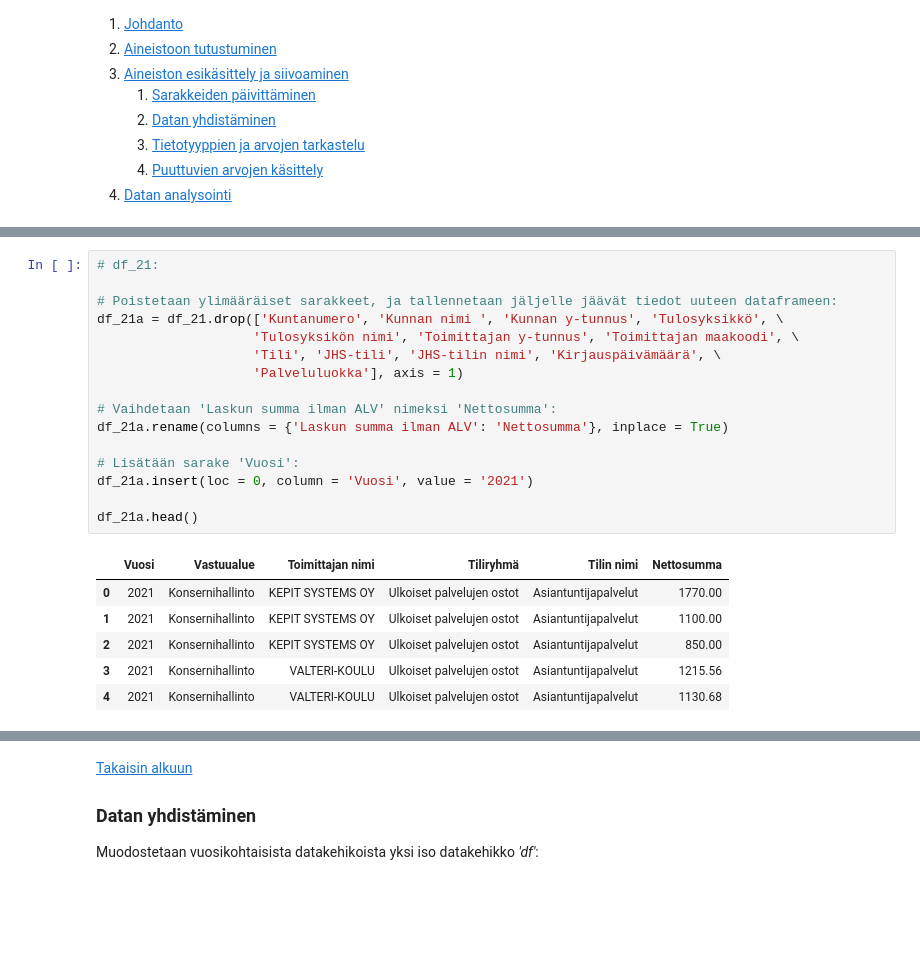
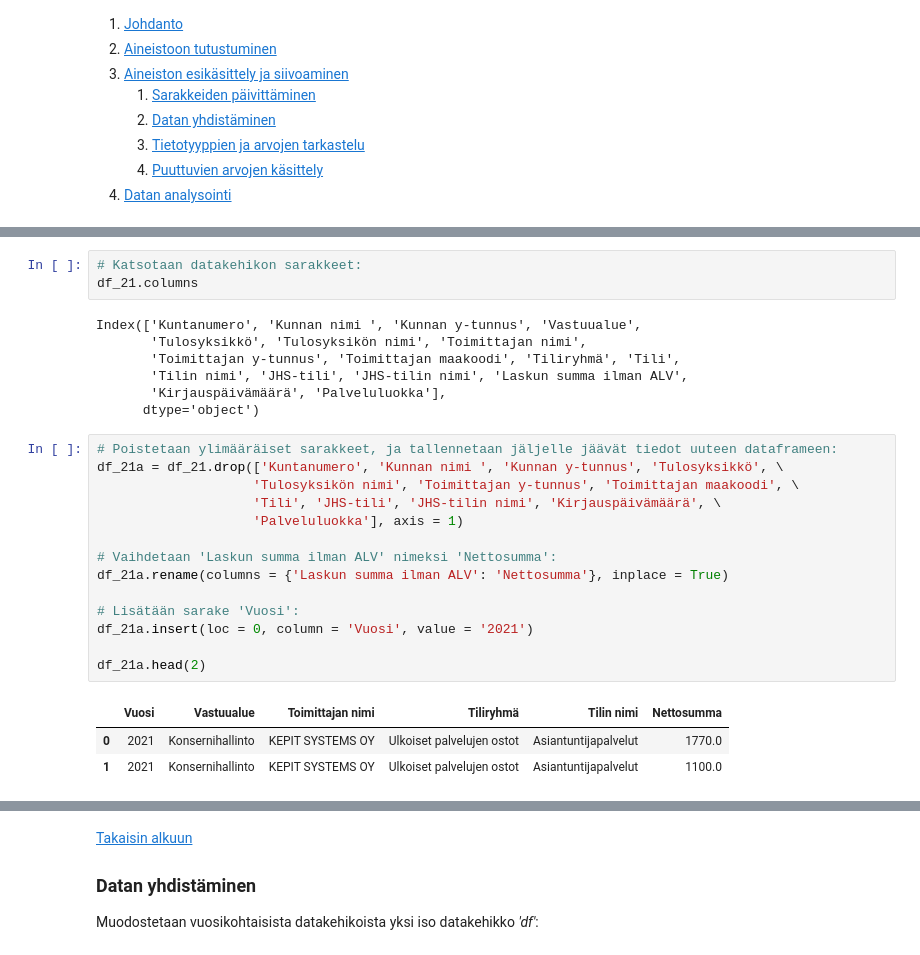
Before and after one commit to SallaLipasti/jkl-ostolaskut, a Jupyter notebook: ostolaskut.ipynb, the cells around one changed output, grey strips where cells are left out. Drawn from its saved outputs; the diff is of its cells as text; blank space fills up the shorter version.

```diff
--- a/ostolaskut.ipynb
+++ b/ostolaskut.ipynb
@@ -145,23 +268,28 @@ print("2012: ", list(df_12.columns))
+# %%
+# Katsotaan datakehikon sarakkeet:
+df_21.columns
+# %% [output]
+Index(['Kuntanumero', 'Kunnan nimi ', 'Kunnan y-tunnus', 'Vastuualue',
+       'Tulosyksikkö', 'Tulosyksikön nimi', 'Toimittajan nimi',
+       'Toimittajan y-tunnus', 'Toimittajan maakoodi', 'Tiliryhmä', 'Tili',
+       'Tilin nimi', 'JHS-tili', 'JHS-tilin nimi', 'Laskun summa ilman ALV',
+       'Kirjauspäivämäärä', 'Palveluluokka'],
+      dtype='object')
 # %%
-# df_21:
-
 # Poistetaan ylimääräiset sarakkeet, ja tallennetaan jäljelle jäävät tiedot uuteen dataframeen:
 df_21a = df_21.drop(['Kuntanumero', 'Kunnan nimi ', 'Kunnan y-tunnus', 'Tulosyksikkö', \
                     'Tulosyksikön nimi', 'Toimittajan y-tunnus', 'Toimittajan maakoodi', \
                     'Tili', 'JHS-tili', 'JHS-tilin nimi', 'Kirjauspäivämäärä', \
                     'Palveluluokka'], axis = 1)
 
 # Vaihdetaan 'Laskun summa ilman ALV' nimeksi 'Nettosumma':
 df_21a.rename(columns = {'Laskun summa ilman ALV': 'Nettosumma'}, inplace = True)
 
 # Lisätään sarake 'Vuosi':
 df_21a.insert(loc = 0, column = 'Vuosi', value = '2021')
 
-df_21a.head()
+df_21a.head(2)
 # %% [output]
 |  | Vuosi | Vastuualue | Toimittajan nimi | Tiliryhmä | Tilin nimi | Nettosumma |
-| 0 | 2021 | Konsernihallinto | KEPIT SYSTEMS OY | Ulkoiset palvelujen ostot | Asiantuntijapalvelut | 1770.00 |
-| 1 | 2021 | Konsernihallinto | KEPIT SYSTEMS OY | Ulkoiset palvelujen ostot | Asiantuntijapalvelut | 1100.00 |
-| 2 | 2021 | Konsernihallinto | KEPIT SYSTEMS OY | Ulkoiset palvelujen ostot | Asiantuntijapalvelut | 850.00 |
-| 3 | 2021 | Konsernihallinto | VALTERI-KOULU | Ulkoiset palvelujen ostot | Asiantuntijapalvelut | 1215.56 |
-| 4 | 2021 | Konsernihallinto | VALTERI-KOULU | Ulkoiset palvelujen ostot | Asiantuntijapalvelut | 1130.68 |
+| 0 | 2021 | Konsernihallinto | KEPIT SYSTEMS OY | Ulkoiset palvelujen ostot | Asiantuntijapalvelut | 1770.0 |
+| 1 | 2021 | Konsernihallinto | KEPIT SYSTEMS OY | Ulkoiset palvelujen ostot | Asiantuntijapalvelut | 1100.0 |
```
Also changed, not shown: parts of 103 cells of this notebook.
